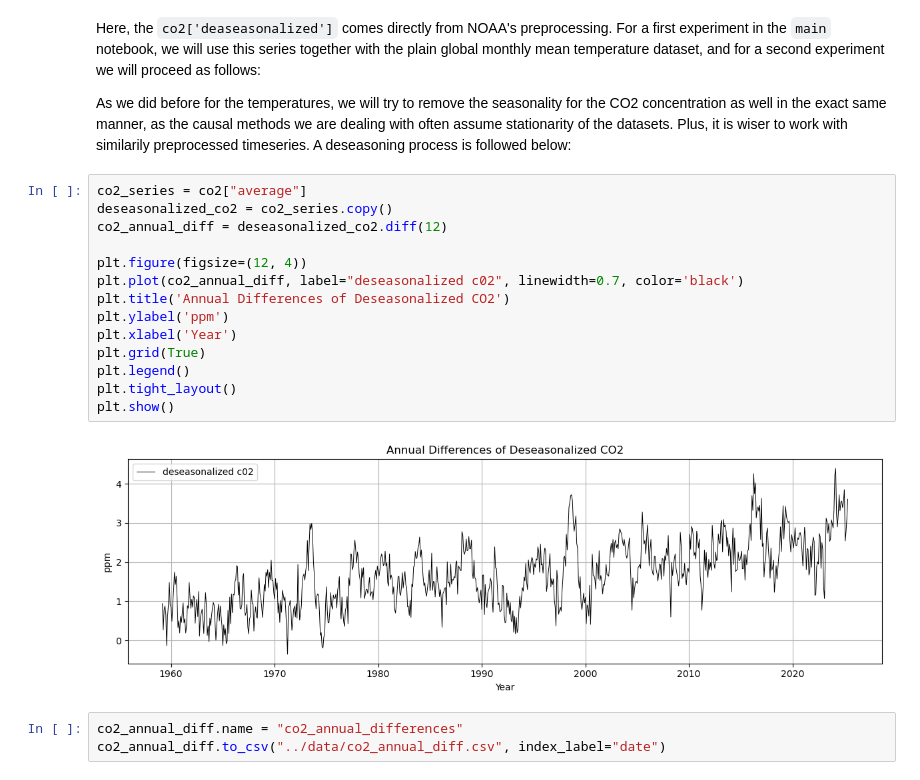
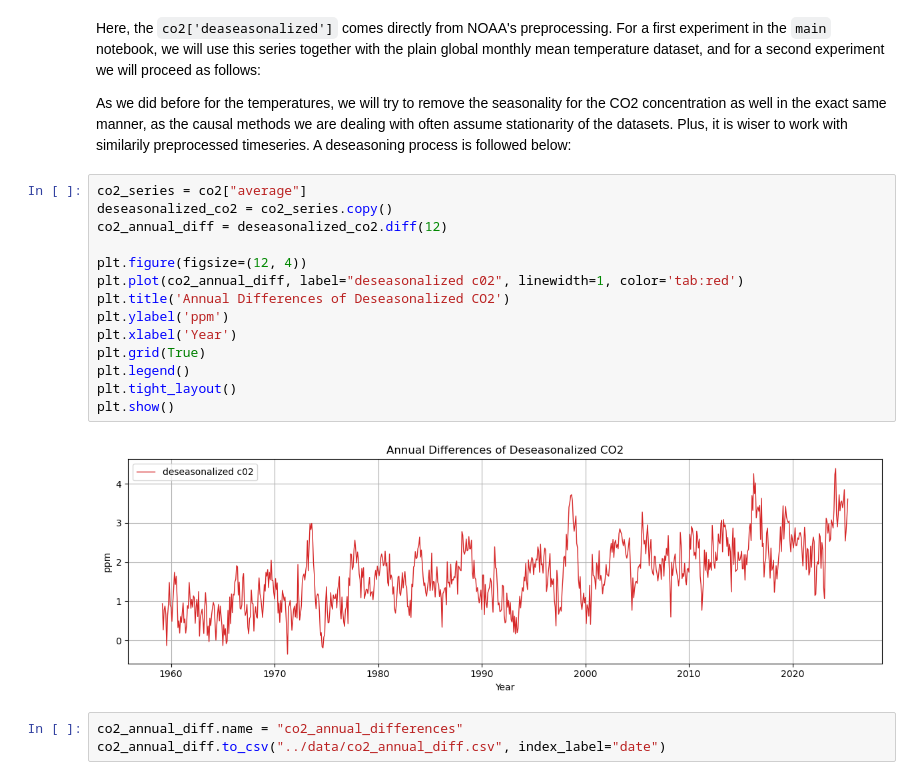
Before and after one commit to chivintar/causal-discovery, a Jupyter notebook: notebooks/climate_data.ipynb, the cells around one changed output. Drawn from its saved outputs; the diff is of its cells as text.

```diff
--- a/notebooks/climate_data.ipynb
+++ b/notebooks/climate_data.ipynb
@@ -108,19 +120,19 @@ As we did before for the temperatures, we will try to remove the seasonality for
 # %%
 co2_series = co2["average"]
 deseasonalized_co2 = co2_series.copy()
 co2_annual_diff = deseasonalized_co2.diff(12)
 
 plt.figure(figsize=(12, 4))
-plt.plot(co2_annual_diff, label="deseasonalized c02", linewidth=0.7, color='black')
+plt.plot(co2_annual_diff, label="deseasonalized c02", linewidth=1, color='tab:red')
 plt.title('Annual Differences of Deseasonalized CO2')
 plt.ylabel('ppm')
 plt.xlabel('Year')
 plt.grid(True)
 plt.legend()
 plt.tight_layout()
 plt.show()
 # %% [output]
-[figure, old version]
+[figure, new version]
 # %%
 co2_annual_diff.name = "co2_annual_differences"
 co2_annual_diff.to_csv("../data/co2_annual_diff.csv", index_label="date")
```
Also changed, not shown: parts of 6 cells of this notebook, 3 other files.
